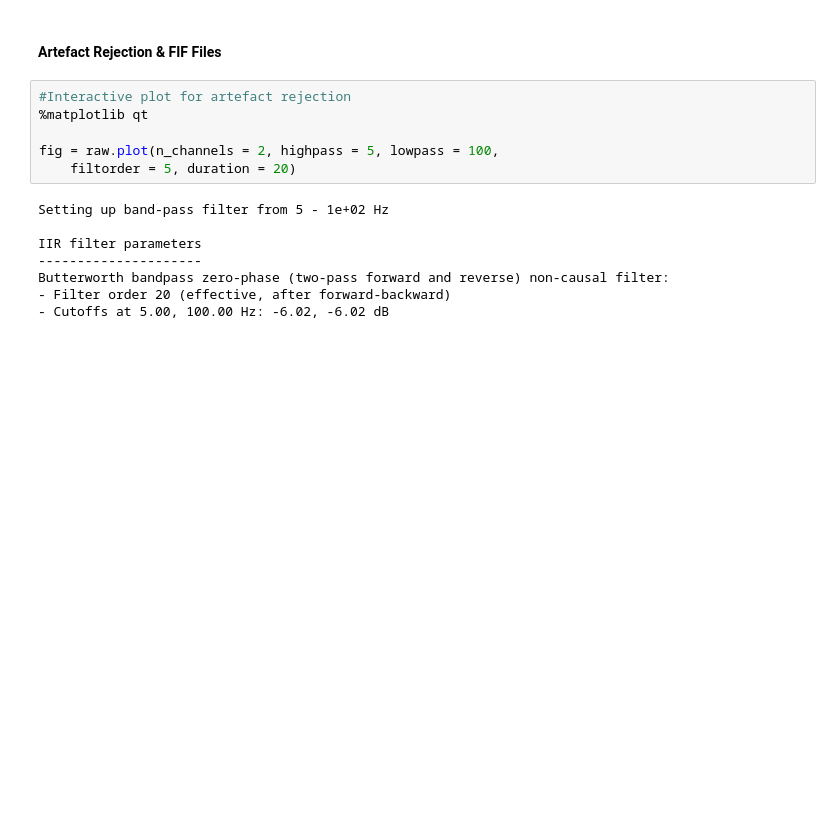
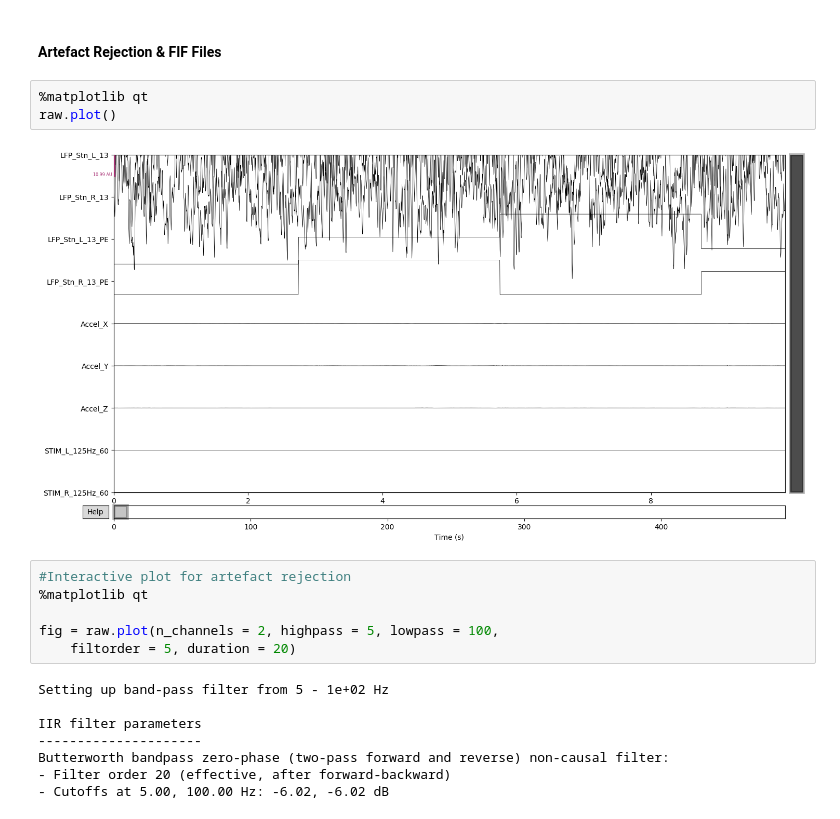
Before and after one commit to BarbaraMath/FinelyTunedGamma, a Jupyter notebook: Processing_Script.ipynb, the cells around one changed output. Saved outputs shown, nothing was run; the diff lists cells and outputs as text; blank space fills up the shorter version.

Commit message:
plotting epochs

```diff
--- a/Processing_Script.ipynb
+++ b/Processing_Script.ipynb
@@ -58,5 +63,10 @@ Ready.
 # %% [markdown]
 #### Artefact Rejection & FIF Files
+# %%
+%matplotlib qt
+raw.plot()
+# %% [output]
+[figure, added]
 # %%
 #Interactive plot for artefact rejection
 %matplotlib qt
```
Also changed, not shown: parts of 11 cells of this notebook.
